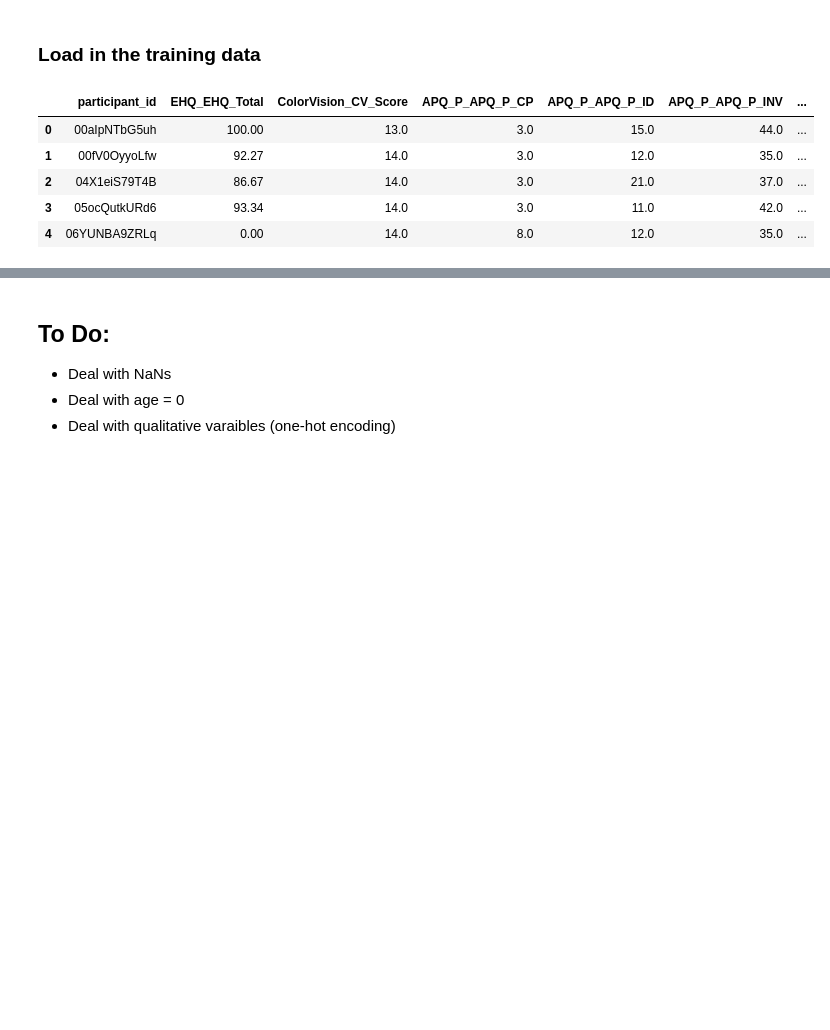
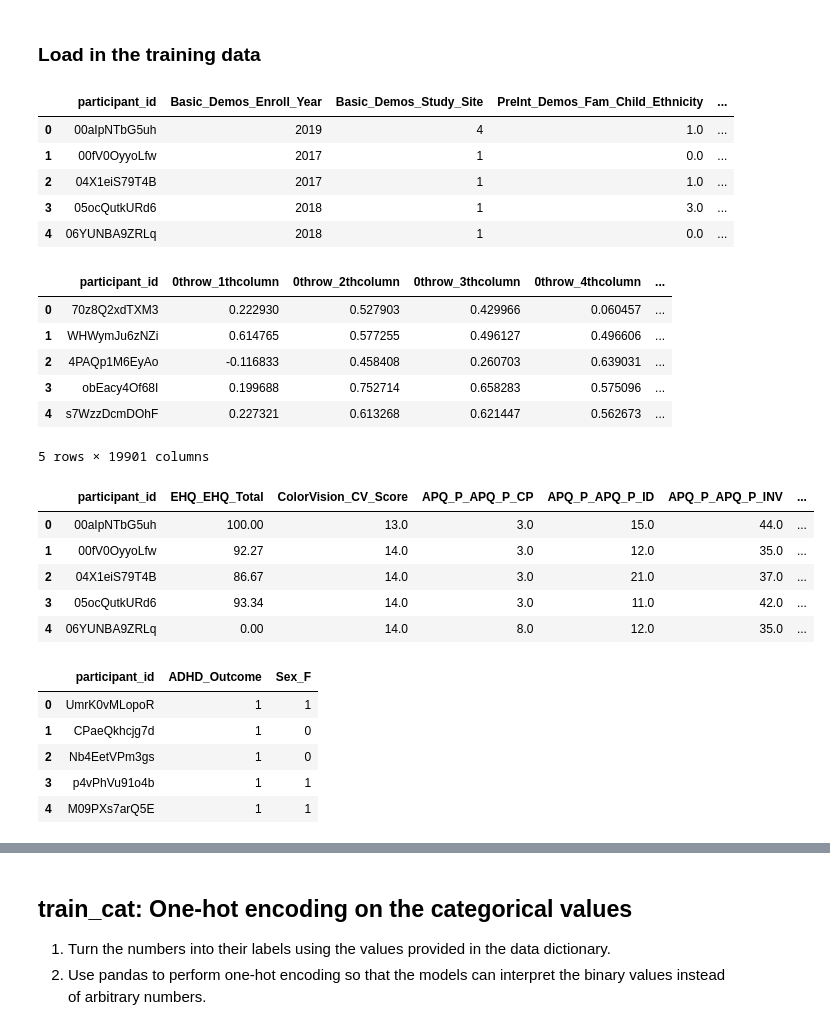
Before and after one commit to itszoetom/WiDSdatathon, a Jupyter notebook: model/model.ipynb, the cells around one changed output, grey strips where cells are left out. Drawn from its saved outputs; the diff is of its cells as text; code cells hidden in the pictures; blank space fills up the shorter version.

Commit message:
One-hot encoding for train_cat

```diff
--- a/model/model.ipynb
+++ b/model/model.ipynb
@@ -10,17 +10,33 @@ train_func = pd.read_csv("../data/TRAIN_NEW/TRAIN_FUNCTIONAL_CONNECTOME_MATRICES
 train_quant = pd.read_excel("../data/TRAIN_NEW/TRAIN_QUANTITATIVE_METADATA_new.xlsx")
 train_soln = pd.read_excel("../data/TRAIN_NEW/TRAINING_SOLUTIONS.xlsx")
 # %%
-# train_cat.head()
-# train_func.head()
-train_quant.head()
-# train_soln.head()
+display(train_cat.head(), train_func.head(), train_quant.head(), train_soln.head())
 # %% [output]
-|  | participant_id | EHQ_EHQ_Total | ColorVision_CV_Score | APQ_P_APQ_P_CP | APQ_P_APQ_P_ID | APQ_P_APQ_P_INV | ... |
-| 0 | 00aIpNTbG5uh | 100.00 | 13.0 | 3.0 | 15.0 | 44.0 | ... |
-| 1 | 00fV0OyyoLfw | 92.27 | 14.0 | 3.0 | 12.0 | 35.0 | ... |
-| 2 | 04X1eiS79T4B | 86.67 | 14.0 | 3.0 | 21.0 | 37.0 | ... |
-| 3 | 05ocQutkURd6 | 93.34 | 14.0 | 3.0 | 11.0 | 42.0 | ... |
-| 4 | 06YUNBA9ZRLq | 0.00 | 14.0 | 8.0 | 12.0 | 35.0 | ... |
+|  | participant_id | Basic_Demos_Enroll_Year | Basic_Demos_Study_Site | PreInt_Demos_Fam_Child_Ethnicity | ... |
+| 0 | 00aIpNTbG5uh | 2019 | 4 | 1.0 | ... |
+| 1 | 00fV0OyyoLfw | 2017 | 1 | 0.0 | ... |
+| 2 | 04X1eiS79T4B | 2017 | 1 | 1.0 | ... |
+| 3 | 05ocQutkURd6 | 2018 | 1 | 3.0 | ... |
+| 4 | 06YUNBA9ZRLq | 2018 | 1 | 0.0 | ... |
+|  | participant_id | 0throw_1thcolumn | 0throw_2thcolumn | 0throw_3thcolumn | 0throw_4thcolumn | ... |
+| 0 | 70z8Q2xdTXM3 | 0.222930 | 0.527903 | 0.429966 | 0.060457 | ... |
+| 1 | WHWymJu6zNZi | 0.614765 | 0.577255 | 0.496127 | 0.496606 | ... |
+| 2 | 4PAQp1M6EyAo | -0.116833 | 0.458408 | 0.260703 | 0.639031 | ... |
+| 3 | obEacy4Of68I | 0.199688 | 0.752714 | 0.658283 | 0.575096 | ... |
+| 4 | s7WzzDcmDOhF | 0.227321 | 0.613268 | 0.621447 | 0.562673 | ... |
+5 rows × 19901 columns
+|  | participant_id | EHQ_EHQ_Total | ColorVision_CV_Score | APQ_P_APQ_P_CP | APQ_P_APQ_P_ID | APQ_P_APQ_P_INV | ... |
+| 0 | 00aIpNTbG5uh | 100.00 | 13.0 | 3.0 | 15.0 | 44.0 | ... |
+| 1 | 00fV0OyyoLfw | 92.27 | 14.0 | 3.0 | 12.0 | 35.0 | ... |
+| 2 | 04X1eiS79T4B | 86.67 | 14.0 | 3.0 | 21.0 | 37.0 | ... |
+| 3 | 05ocQutkURd6 | 93.34 | 14.0 | 3.0 | 11.0 | 42.0 | ... |
+| 4 | 06YUNBA9ZRLq | 0.00 | 14.0 | 8.0 | 12.0 | 35.0 | ... |
+|  | participant_id | ADHD_Outcome | Sex_F |
+| 0 | UmrK0vMLopoR | 1 | 1 |
+| 1 | CPaeQkhcjg7d | 1 | 0 |
+| 2 | Nb4EetVPm3gs | 1 | 0 |
+| 3 | p4vPhVu91o4b | 1 | 1 |
+| 4 | M09PXs7arQ5E | 1 | 1 |
 # %%
 data_dict = pd.read_excel("../data/Data Dictionary.xlsx")
 data_dict
@@ -43,7 +59,6 @@ data_dict
 | 35 | Target | Diagnosis:ADHD_type | ADHD_Outcome | Type of Diagnosis | str | 0= Other/None, 1=ADHD |
 | 36 | Target | Demographics:Basic_Demos,Sex | Sex_F | Sex of participant | categorical int | 0=Male\n1=Female |
 # %% [markdown]
-## To Do:
-- Deal with NaNs
-- Deal with age = 0
-- Deal with qualitative varaibles (one-hot encoding)
+## train_cat: One-hot encoding on the categorical values
+1. Turn the numbers into their labels using the values provided in the data dictionary.
+2. Use pandas to perform one-hot encoding so that the models can interpret the binary values instead of arbitrary numbers.
```
Also changed, not shown: parts of 4 cells of this notebook, 1 other file.
